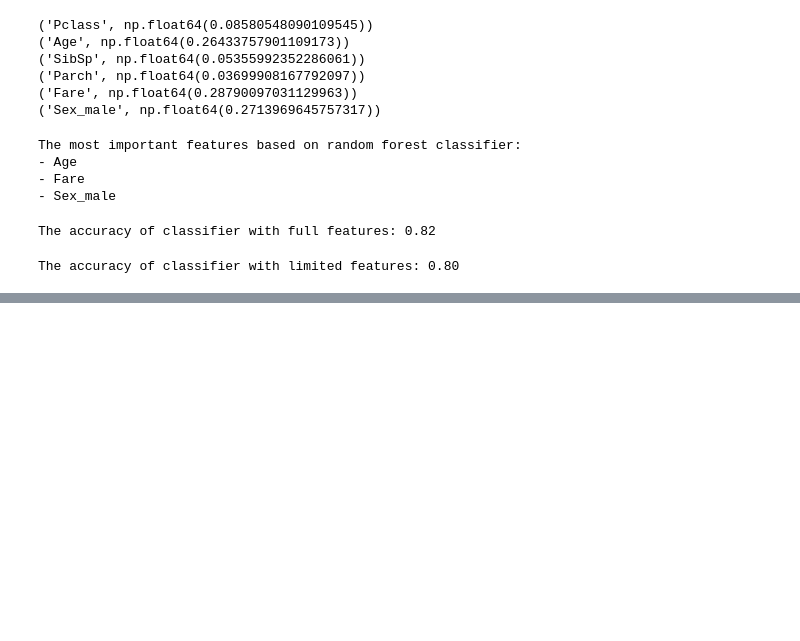
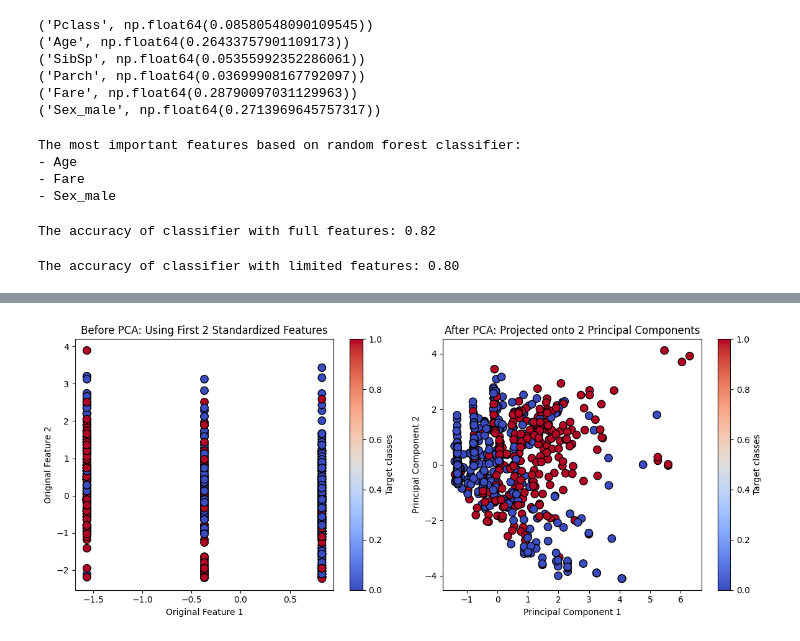
Before and after one commit to priyanka0178885547/ML-LAB, a Jupyter notebook: week4.ipynb, the cells around one changed output, grey strips where cells are left out. Drawn from its saved outputs; the diff is of its cells as text; code cells hidden in the pictures; blank space fills up the shorter version.

```diff
--- a/week4.ipynb
+++ b/week4.ipynb
@@ -203,17 +190,6 @@ df1=df1.drop(['Embarked','Cabin'],axis=1)
-# %%
-X = df.drop('Survived',axis=1)
-y = df['Survived']
-# %%
-X = pd.get_dummies(X,drop_first=True)
-# %%
-
-data = pd.concat([X, y], axis=1)
-data = data.dropna()
-X = data.drop(columns=['Survived'])
-y = data['Survived']
 # %%
 scaler=StandardScaler()
-x_scaled=scaler.fit_transform(x_train)
+x_scaled=scaler.fit_transform(X)
 # %%
 x_scaled.shape
 # %% [output]
@@ -237,18 +223,21 @@ plt.show()
 # %%
-y_numeric=pd.actegorize(y)[0]
-plt.figure(figsize=(12,5))
-plt.subplot(1,2,1)
-plt.scatter(x_scaled[:,0],x_scaled[:,1],c=y_numeric,cmap='viridis',edgecolor='k',s=50
-sns.scatter(x_scaled[:0]),x_scaled[:,1],c=y_numeric,cmap='viridis',edgecolor='k',s=50)
+y_numeric = pd.factorize(y)[0]
+plt.figure(figsize=(12, 5))
+plt.subplot(1, 2, 1)
+plt.scatter(x_scaled[:, 0], x_scaled[:, 1], c=y_numeric, cmap='coolwarm', edgecolor='k', s=80)
 plt.xlabel('Original Feature 1')
-plt.ylabel('Original FEature 2')
-plt.title("Before PCA:using first two standardized features")
-plt.colorbar(label="Target classes")
-plt.subplot(1,2,2)
-plt.scatter(x_pca[:,0],x_pca[:,1],c=y_numeric,cmap='viridis',edgecolor='k',s=50)
+plt.ylabel('Original Feature 2')
+plt.title('Before PCA: Using First 2 Standardized Features')
+plt.colorbar(label='Target classes')
+
+plt.subplot(1, 2, 2)
+plt.scatter(x_pca[:, 0], x_pca[:, 1], c=y_numeric, cmap='coolwarm', edgecolor='k', s=80)
 plt.xlabel('Principal Component 1')
 plt.ylabel('Principal Component 2')
-plt.title("After PCA:using first two principal components")
-plt.colorbar(label="Target classes")
+plt.title('After PCA: Projected onto 2 Principal Components')
+plt.colorbar(label='Target classes')
+
 plt.tight_layout()
 plt.show()
+# %% [output]
+[figure, added]
```
Also changed, not shown: parts of 13 cells of this notebook.
